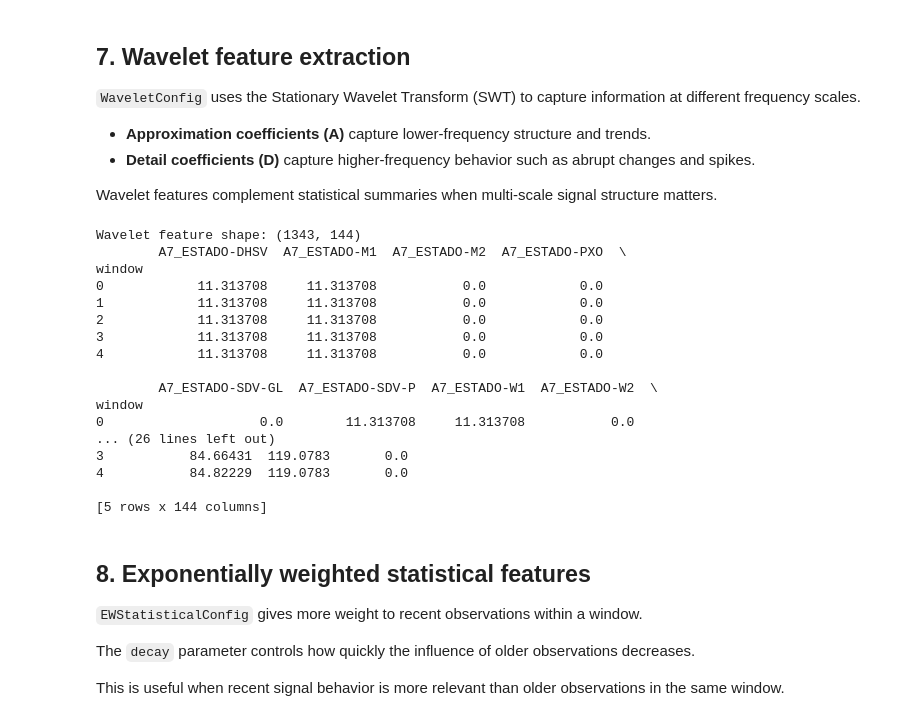
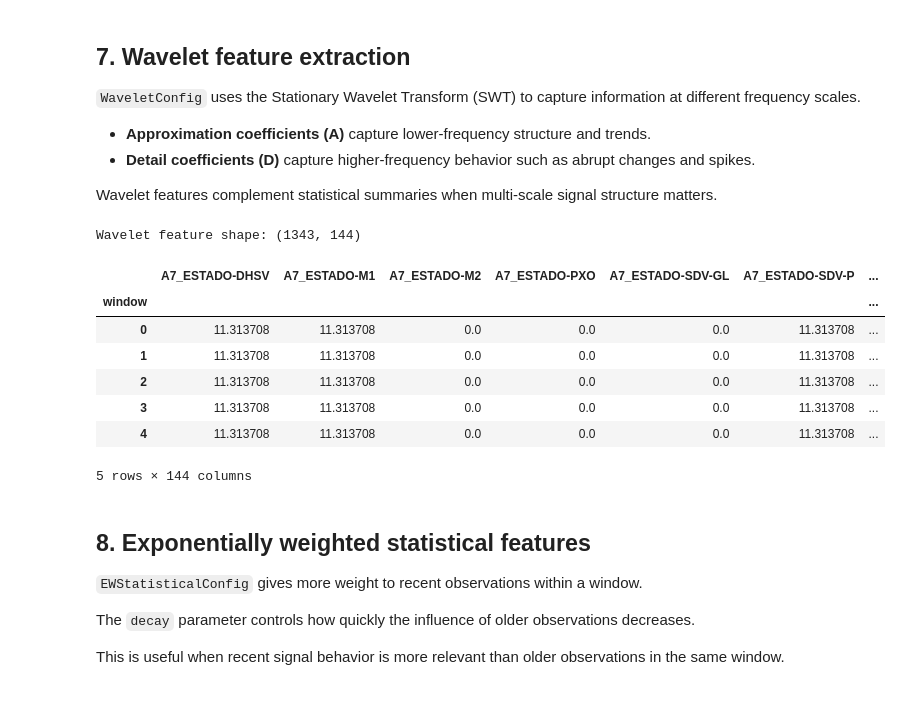
Before and after one commit to rafaelpadilla/3W, a Jupyter notebook: resources/workshop_2026/7_feature_extraction.ipynb, the cells around one changed output. Saved outputs shown, nothing was run; the diff lists cells and outputs as text; code cells hidden in the pictures.

```diff
--- a/resources/workshop_2026/7_feature_extraction.ipynb
+++ b/resources/workshop_2026/7_feature_extraction.ipynb
@@ -299,41 +271,33 @@ Wavelet features complement statistical summaries when multi-scale signal struct
 # %%
 wavelet_transformer = TransformConfig(
     pre_processing=preprocessing_pipeline,
     feature_extraction=SequentialFeatureAdapterConfig(
         steps=[
             WindowingConfig(
                 window_size=128,
                 overlap=0.875,
                 window="boxcar",
             ),
             WaveletConfig(level=7),
         ]
     ),
 ).build()
 
 wavelet_transformer.fit(ds)
 wavelet_ds = wavelet_transformer.transform(ds)
 
 print(f"Wavelet feature shape: {wavelet_ds[0].signal.shape}")
-print(wavelet_ds[0].signal.head())
+wavelet_ds[0].signal.head()
 # %% [output]
 Wavelet feature shape: (1343, 144)
-        A7_ESTADO-DHSV  A7_ESTADO-M1  A7_ESTADO-M2  A7_ESTADO-PXO  \
-window
-0            11.313708     11.313708           0.0            0.0
-1            11.313708     11.313708           0.0            0.0
-2            11.313708     11.313708           0.0            0.0
-3            11.313708     11.313708           0.0            0.0
-4            11.313708     11.313708           0.0            0.0
-
-        A7_ESTADO-SDV-GL  A7_ESTADO-SDV-P  A7_ESTADO-W1  A7_ESTADO-W2  \
-window
-0                    0.0        11.313708     11.313708           0.0
-... (26 lines left out)
-3           84.66431  119.0783       0.0
-4           84.82229  119.0783       0.0
-
-[5 rows x 144 columns]
+|  | A7_ESTADO-DHSV | A7_ESTADO-M1 | A7_ESTADO-M2 | A7_ESTADO-PXO | A7_ESTADO-SDV-GL | A7_ESTADO-SDV-P | ... |
+| window |  |  |  |  |  |  | ... |
+| 0 | 11.313708 | 11.313708 | 0.0 | 0.0 | 0.0 | 11.313708 | ... |
+| 1 | 11.313708 | 11.313708 | 0.0 | 0.0 | 0.0 | 11.313708 | ... |
+| 2 | 11.313708 | 11.313708 | 0.0 | 0.0 | 0.0 | 11.313708 | ... |
+| 3 | 11.313708 | 11.313708 | 0.0 | 0.0 | 0.0 | 11.313708 | ... |
+| 4 | 11.313708 | 11.313708 | 0.0 | 0.0 | 0.0 | 11.313708 | ... |
+5 rows × 144 columns
 # %% [markdown]
 ## 8. Exponentially weighted statistical features <a id="exp-weight-stats-feat"></a>
 
```
Also changed, not shown: parts of 6 cells of this notebook.
